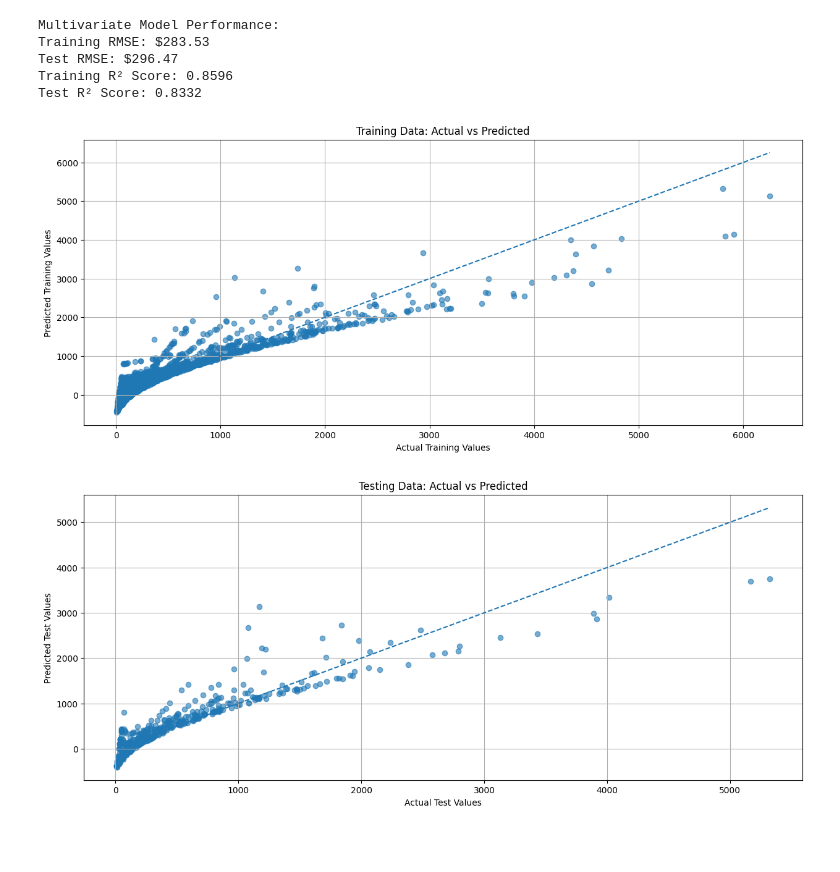
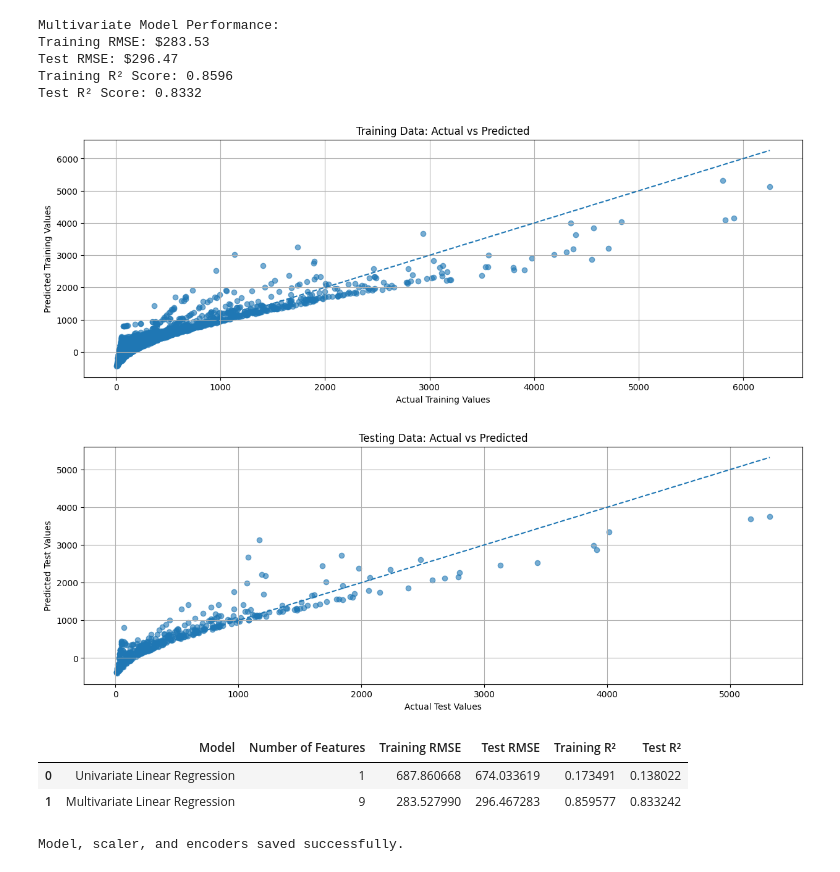
Before and after one commit to abdimudesirahmed/Qiyas-AI, a Jupyter notebook: oil-price-pridiction.ipynb, the cells around one changed output. Drawn from its saved outputs; the diff is of its cells as text; code cells hidden in the pictures; blank space fills up the shorter version.

Commit message:
multi vs uni variat modes

```diff
--- a/oil-price-pridiction.ipynb
+++ b/oil-price-pridiction.ipynb
@@ -272,7 +276,7 @@ Test R² Score: 0.8332
 # Training Scatter Plot
 # -----------------------------------
 
-plt.figure(figsize=(15, 2))
+plt.figure(figsize=(15, 5))
 
 plt.scatter(
     y_train,
@@ -295,33 +299,33 @@ plt.grid(True)
 
 plt.show()
 
 
 # -----------------------------------
 # Testing Scatter Plot
 # -----------------------------------
 
-plt.figure(figsize=(15, 2))
+plt.figure(figsize=(15, 5))
 
 plt.scatter(
     y_test,
     y_test_pred,
     alpha=0.6
 )
 
 plt.plot(
     [y_test.min(), y_test.max()],
     [y_test.min(), y_test.max()],
     linestyle="--"
 )
 
 plt.xlabel("Actual Test Values")
 plt.ylabel("Predicted Test Values")
 
 plt.title("Testing Data: Actual vs Predicted")
 
 plt.grid(True)
 
 plt.show()
 # %% [output]
-[figure, old version]
+[figure, new version]
-[figure, old version]
+[figure, new version]
@@ -327,0 +376,51 @@ plt.show()
+# %%
+comparison_df = pd.DataFrame({
+    "Model": [
+        "Univariate Linear Regression",
+        "Multivariate Linear Regression"
+    ],
+
+    "Number of Features": [
+        1,
+        len(feature_cols)
+    ],
+
+    "Training RMSE": [
+        train_rmse_uni,
+        train_rmse_multi
+    ],
+
+    "Test RMSE": [
+        test_rmse_uni,
+        test_rmse_multi
+    ],
+
+    "Training R²": [
+        train_r2_uni,
+        train_r2_multi
+    ],
+
+    "Test R²": [
+        test_r2_uni,
+        test_r2_multi
+    ]
+})
+
+comparison_df
+# %% [output]
+|  | Model | Number of Features | Training RMSE | Test RMSE | Training R² | Test R² |
+| 0 | Univariate Linear Regression | 1 | 687.860668 | 674.033619 | 0.173491 | 0.138022 |
+| 1 | Multivariate Linear Regression | 9 | 283.527990 | 296.467283 | 0.859577 | 0.833242 |
+# %%
+# Save the trained model
+joblib.dump(model, "model.pkl")
+
+# Save the scaler
+joblib.dump(scaler, "scaler.pkl")
+
+# Save the encoders
+joblib.dump(label_encoders, "encoders.pkl")
+
+print("Model, scaler, and encoders saved successfully.")
+# %% [output]
+Model, scaler, and encoders saved successfully.
```
Also changed, not shown: parts of 5 cells of this notebook.
